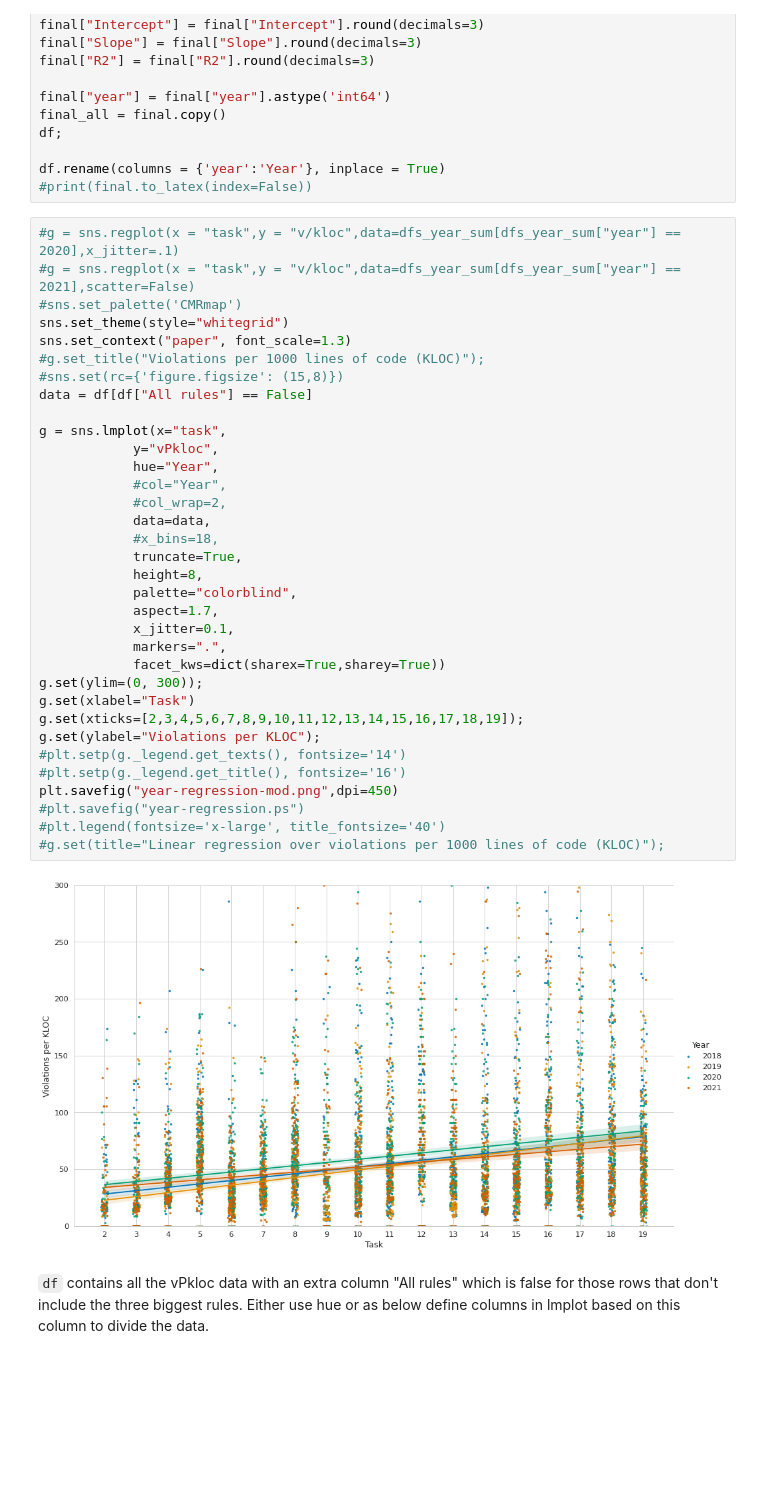
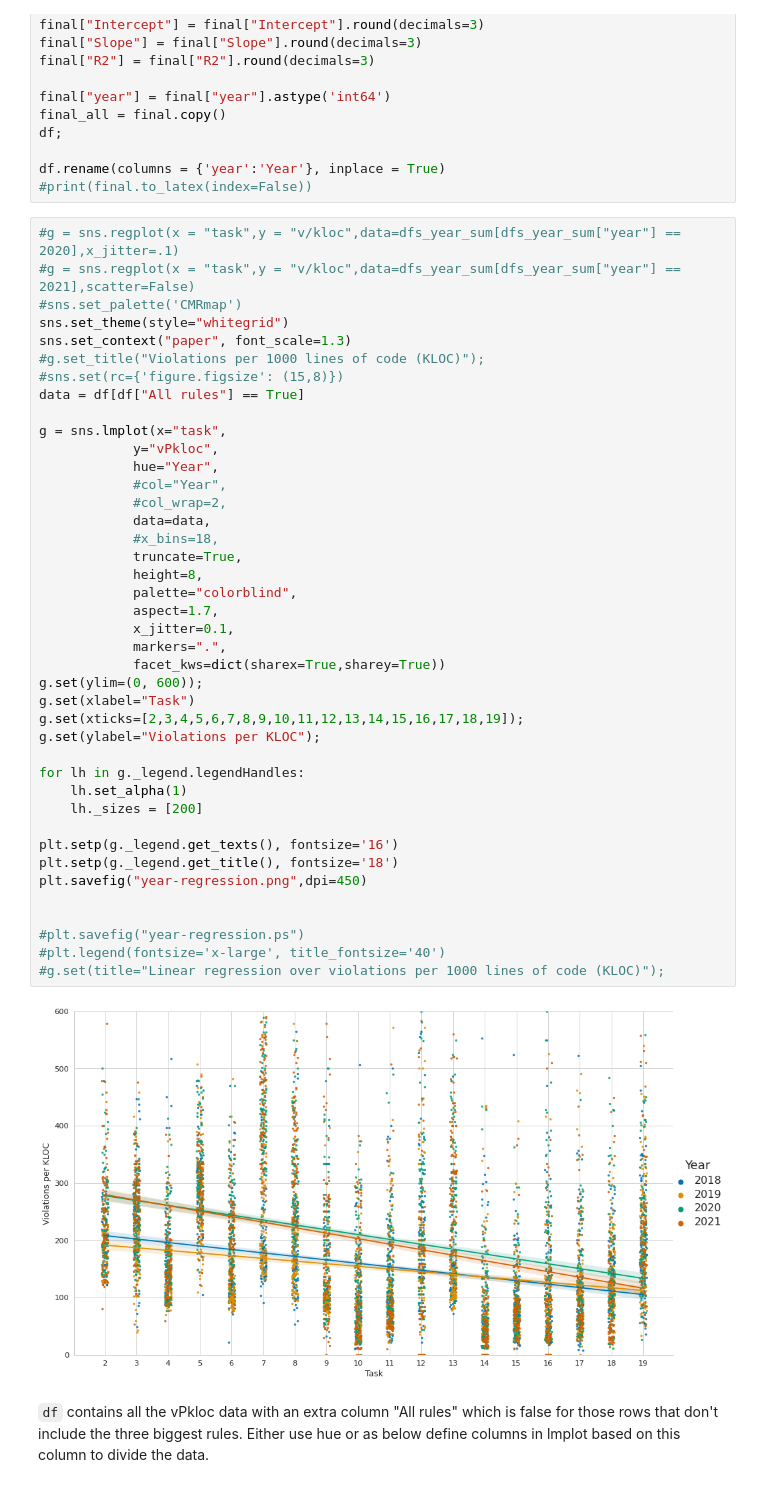
Before and after one commit to LinusOstlund/BachelorThesis, a Jupyter notebook: notebooks/analyzing.ipynb, the cells around one changed output. Saved outputs shown, nothing was run; the diff lists cells and outputs as text; blank space fills up the shorter version.

Commit message:
fixed legend marker size

```diff
--- a/notebooks/analyzing.ipynb
+++ b/notebooks/analyzing.ipynb
@@ -273,39 +273,46 @@ df.rename(columns = {'year':'Year'}, inplace = True)
 # %%
 #g = sns.regplot(x = "task",y = "v/kloc",data=dfs_year_sum[dfs_year_sum["year"] == 2020],x_jitter=.1)
 #g = sns.regplot(x = "task",y = "v/kloc",data=dfs_year_sum[dfs_year_sum["year"] == 2021],scatter=False)
 #sns.set_palette('CMRmap')
 sns.set_theme(style="whitegrid")
 sns.set_context("paper", font_scale=1.3)
 #g.set_title("Violations per 1000 lines of code (KLOC)");
 #sns.set(rc={'figure.figsize': (15,8)})
-data = df[df["All rules"] == False]
+data = df[df["All rules"] == True]
 
 g = sns.lmplot(x="task",
             y="vPkloc",
             hue="Year",
             #col="Year",
             #col_wrap=2,
             data=data,
             #x_bins=18,
             truncate=True,
             height=8,
             palette="colorblind",
             aspect=1.7,
             x_jitter=0.1,
             markers=".",
             facet_kws=dict(sharex=True,sharey=True))
-g.set(ylim=(0, 300));
+g.set(ylim=(0, 600));
 g.set(xlabel="Task")
 g.set(xticks=[2,3,4,5,6,7,8,9,10,11,12,13,14,15,16,17,18,19]);
 g.set(ylabel="Violations per KLOC");
-#plt.setp(g._legend.get_texts(), fontsize='14')
-#plt.setp(g._legend.get_title(), fontsize='16')
-plt.savefig("year-regression-mod.png",dpi=450)
+
+for lh in g._legend.legendHandles:
+    lh.set_alpha(1)
+    lh._sizes = [200]
+
+plt.setp(g._legend.get_texts(), fontsize='16')
+plt.setp(g._legend.get_title(), fontsize='18')
+plt.savefig("year-regression.png",dpi=450)
+
+
 #plt.savefig("year-regression.ps")
 #plt.legend(fontsize='x-large', title_fontsize='40')
 #g.set(title="Linear regression over violations per 1000 lines of code (KLOC)");
 # %% [output]
-[figure, old version]
+[figure, new version]
 # %% [markdown]
 `df` contains all the vPkloc data with an extra column "All rules" which is false for those rows that don't include the three biggest rules. Either use hue or as below define columns in lmplot based on this column to divide the data.
 # %% [markdown]
```
Also changed, not shown: 2 other files.
